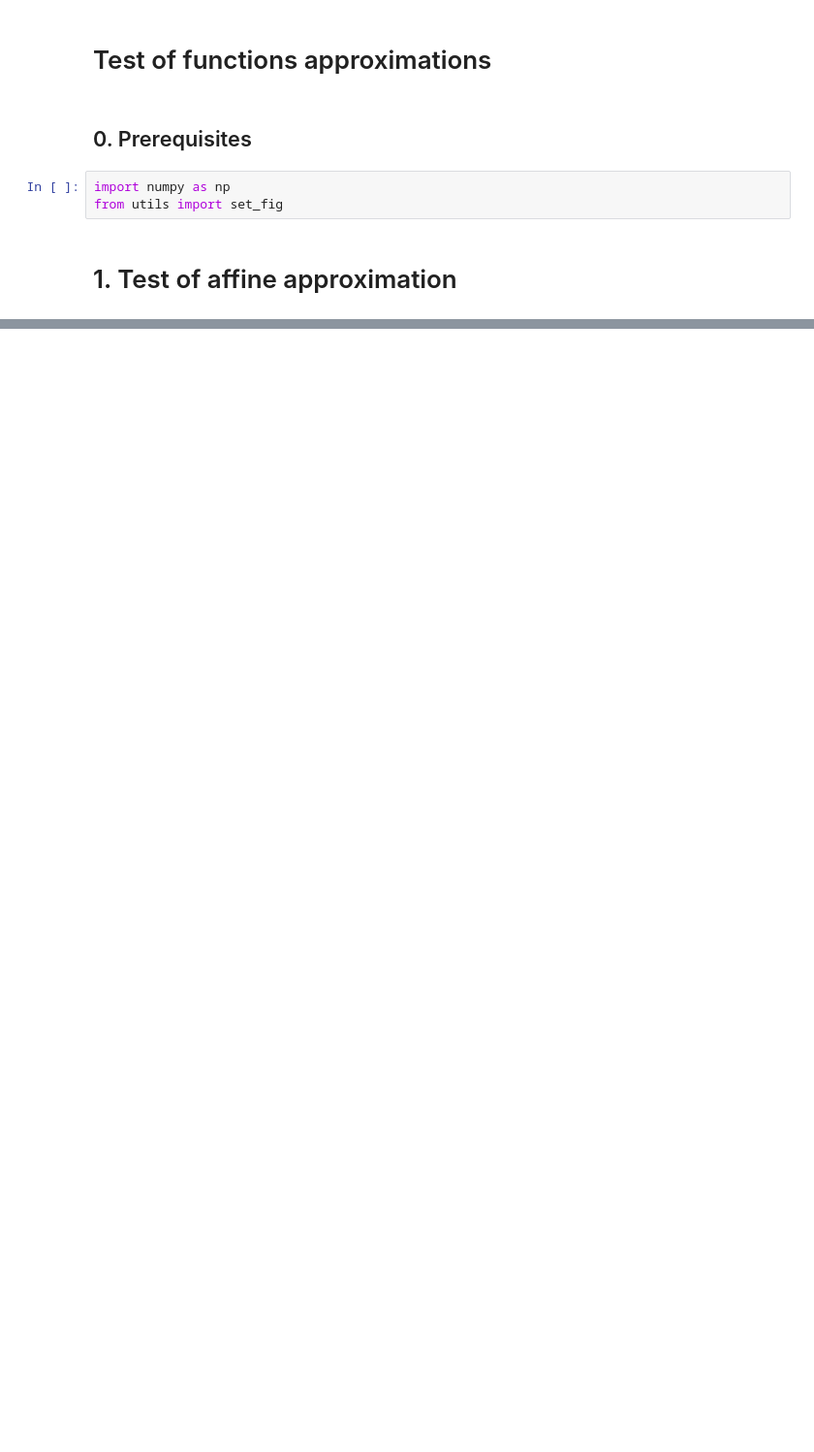
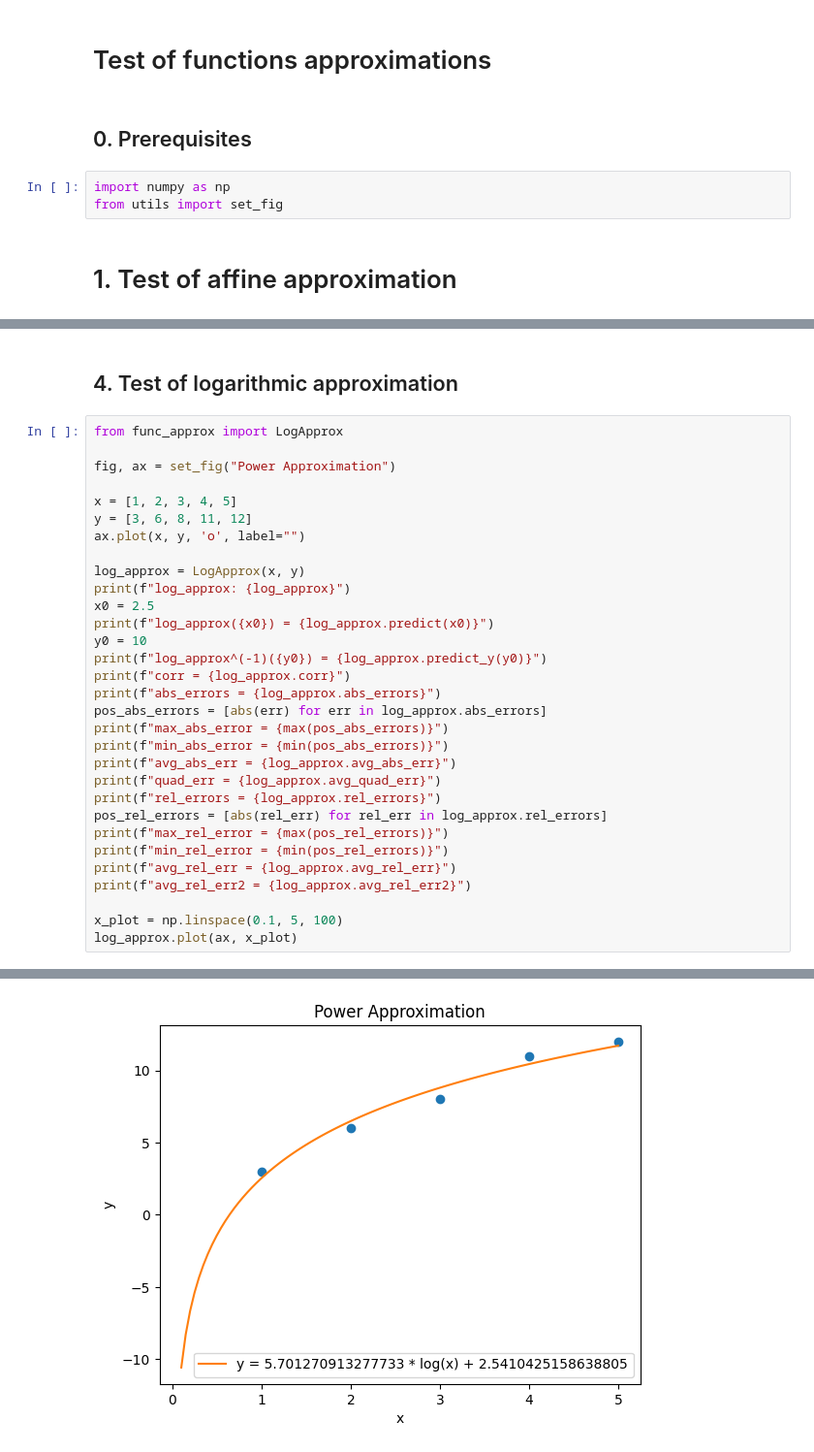
Before and after one commit to KpihX/functions-approximations, a Jupyter notebook: test.ipynb, the cells around one changed output, grey strips where cells are left out. Shown at 97% size. Saved outputs shown, nothing was run; the diff lists cells and outputs as text; blank space fills up the shorter version.

```diff
--- a/test.ipynb
+++ b/test.ipynb
@@ -71,0 +155,34 @@ quad_err = 7.760923012701396
+# %% [markdown]
+## 4. Test of logarithmic approximation
+# %%
+from func_approx import LogApprox
+
+fig, ax = set_fig("Power Approximation")
+
+x = [1, 2, 3, 4, 5]
+y = [3, 6, 8, 11, 12]
+ax.plot(x, y, 'o', label="")
+
+log_approx = LogApprox(x, y)
+print(f"log_approx: {log_approx}")
+x0 = 2.5
+print(f"log_approx({x0}) = {log_approx.predict(x0)}")
+y0 = 10
+print(f"log_approx^(-1)({y0}) = {log_approx.predict_y(y0)}")
+print(f"corr = {log_approx.corr}")
+print(f"abs_errors = {log_approx.abs_errors}")
+pos_abs_errors = [abs(err) for err in log_approx.abs_errors]
+print(f"max_abs_error = {max(pos_abs_errors)}")
+print(f"min_abs_error = {min(pos_abs_errors)}")
+print(f"avg_abs_err = {log_approx.avg_abs_err}")
+print(f"quad_err = {log_approx.avg_quad_err}")
+print(f"rel_errors = {log_approx.rel_errors}")
+pos_rel_errors = [abs(rel_err) for rel_err in log_approx.rel_errors]
+print(f"max_rel_error = {max(pos_rel_errors)}")
+print(f"min_rel_error = {min(pos_rel_errors)}")
+print(f"avg_rel_err = {log_approx.avg_rel_err}")
+print(f"avg_rel_err2 = {log_approx.avg_rel_err2}")
+
+x_plot = np.linspace(0.1, 5, 100)
+log_approx.plot(ax, x_plot)
+# %% [output]
@@ -71,0 +203 @@ quad_err = 7.760923012701396
+[figure, added]
```
Also changed, not shown: parts of 6 cells of this notebook, 5 other files.
